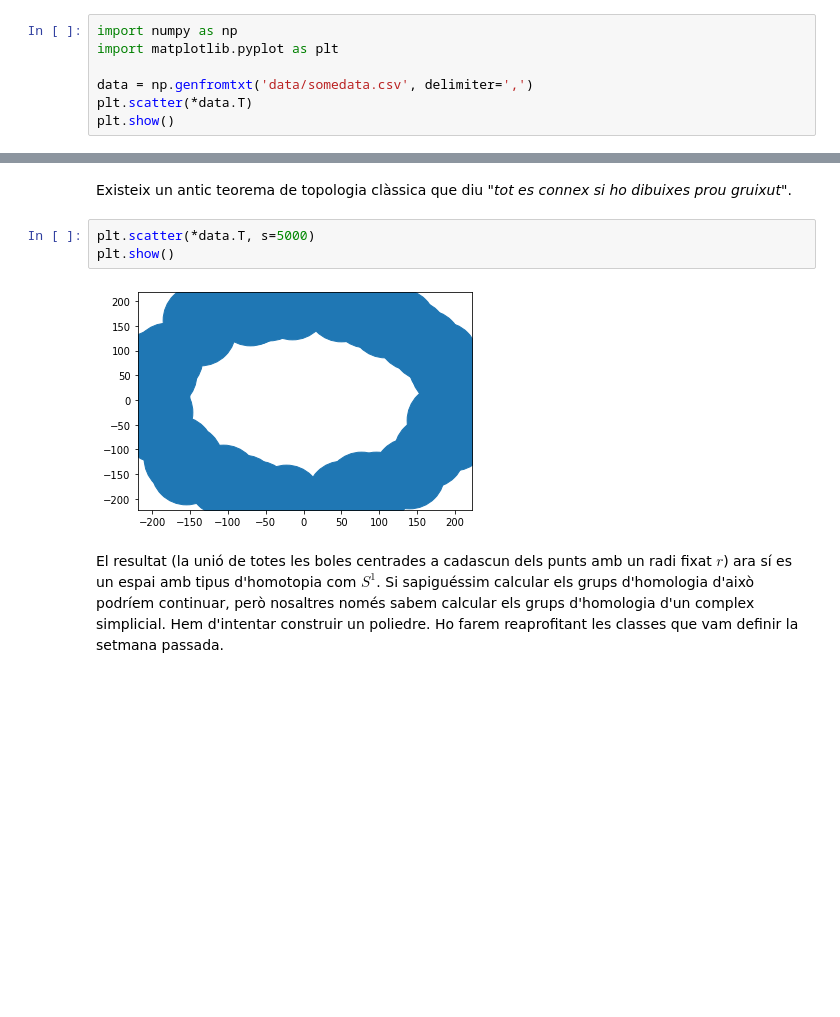
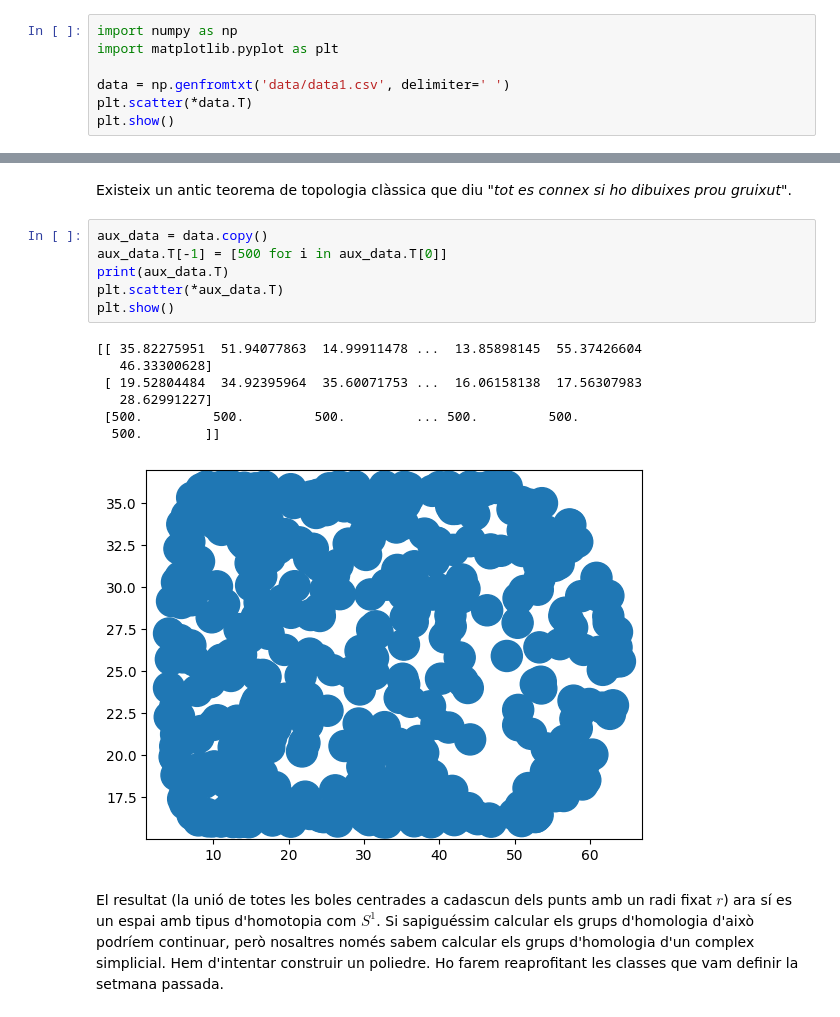
Before and after one commit to Gerard-Lahuerta/Practica_3_Topologia, a Jupyter notebook: Pràctica 8 - Homologia Persistent.ipynb, the cells around one changed output, grey strips where cells are left out. Saved outputs shown, nothing was run; the diff lists cells and outputs as text; blank space fills up the shorter version.

Commit message:
plot hecho

```diff
--- a/Pràctica 8 - Homologia Persistent.ipynb
+++ b/Pràctica 8 - Homologia Persistent.ipynb
@@ -8,7 +8,7 @@ Les dades a analitzar habitual no són més que un cúmul de punts de l'espai eu
 import numpy as np
 import matplotlib.pyplot as plt
 
-data = np.genfromtxt('data/somedata.csv', delimiter=',')
+data = np.genfromtxt('data/data1.csv', delimiter=' ')
 plt.scatter(*data.T)
 plt.show()
 # %% [output]
@@ -20,9 +27,18 @@ Aquests punts no són més que punts aïllats, això és cert, però també son
 # %% [markdown]
 Existeix un antic teorema de topologia clàssica que diu "*tot es connex si ho dibuixes prou gruixut*".
 # %%
-plt.scatter(*data.T, s=5000)
+aux_data = data.copy()
+aux_data.T[-1] = [500 for i in aux_data.T[0]]
+print(aux_data.T)
+plt.scatter(*aux_data.T)
 plt.show()
 # %% [output]
+[[ 35.82275951  51.94077863  14.99911478 ...  13.85898145  55.37426604
+   46.33300628]
+ [ 19.52804484  34.92395964  35.60071753 ...  16.06158138  17.56307983
+   28.62991227]
+ [500.         500.         500.         ... 500.         500.
+  500.        ]]
-[figure, old version]
+[figure, new version]
 # %% [markdown]
 El resultat (la unió de totes les boles centrades a cadascun dels punts amb un radi fixat $r$) ara sí es un espai amb tipus d'homotopia com $S^1$. Si sapiguéssim calcular els grups d'homologia d'això podríem continuar, però nosaltres només sabem calcular els grups d'homologia d'un complex simplicial. Hem d'intentar construir un poliedre. Ho farem reaprofitant les classes que vam definir la setmana passada.
```
Also changed, not shown: parts of 2 cells of this notebook.
